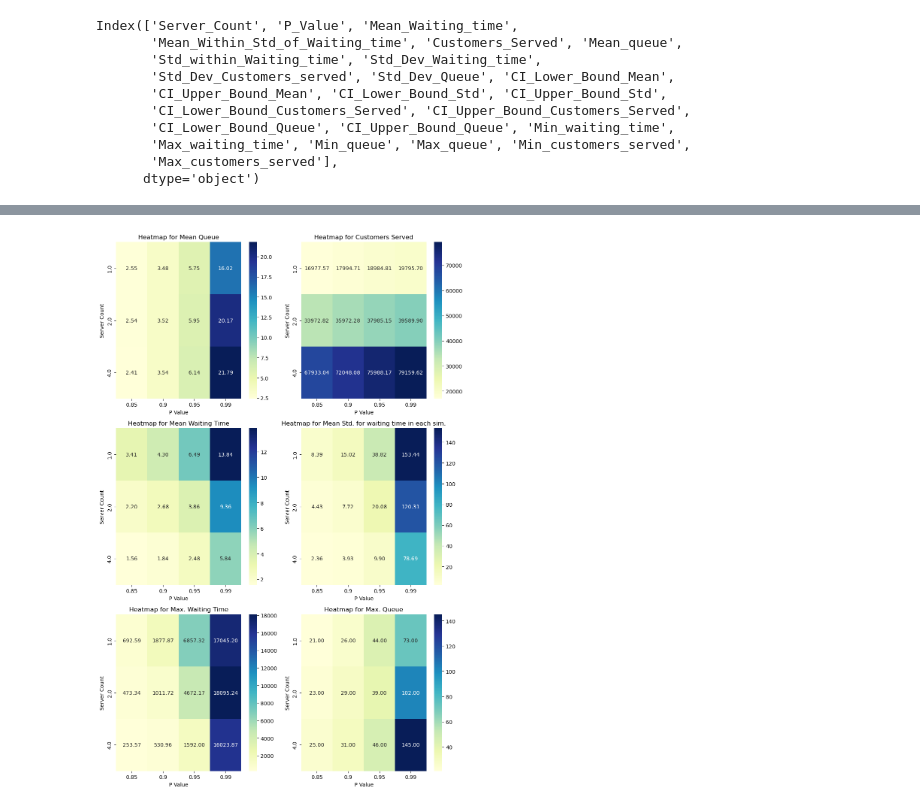
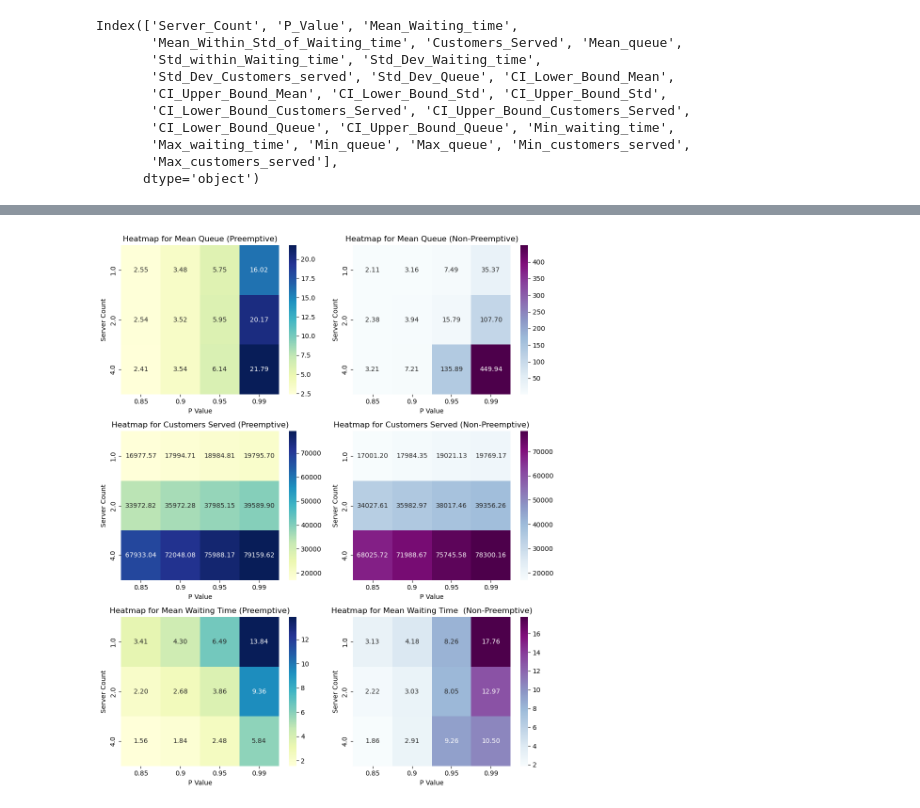
Before and after one commit to iliasoroka1/Discrete_Event_Simulation, a Jupyter notebook: Jacimovic_15278247_Malash_15179192_Soroka_2834023_Assignment_1.ipynb, the cells around one changed output, grey strips where cells are left out. Saved outputs shown, nothing was run; the diff lists cells and outputs as text; code cells hidden in the pictures.

Commit message:
Plots and test done

```diff
--- a/Jacimovic_15278247_Malash_15179192_Soroka_2834023_Assignment_1.ipynb
+++ b/Jacimovic_15278247_Malash_15179192_Soroka_2834023_Assignment_1.ipynb
@@ -209,22 +209,22 @@ def source_preemptive(env, mu, n, rho, queue, q_arr):
         time_of_handling = random.expovariate(mu)
         arrival_time = env.now
         heapq.heappush(queue, (time_of_handling, Client(arrival_time, time_of_handling)))
-        mean_queue.append(len(queue))
+        q_arr.append((env.now, len(queue)))
         yield env.timeout(random.expovariate(mu*n*rho))
 
 def do_work_preemptive(env, client, servers, time_to_finish, total_waiting_time, queue):
     with servers.request() as req:
         yield req
         #It should be the last time someone is processed
-        if time_to_finish <= 0.01:
+        if time_to_finish <= 0.1:
             yield env.timeout(time_to_finish)
             #Record total waiting time
-            total_waiting_time.append(env.now - client.time_of_arrival)
+            total_waiting_time.append((env.now, env.now - client.time_of_arrival))
         else:
             #Here I resend someone to the queue and sice it is heap queue if he has the least waiting time he will be processed next or someone with less waiting time
-            yield env.timeout(0.01)
+            yield env.timeout(0.1)
             arrival_time = client.time_of_arrival
-            time_of_handling = client.time_of_handling - 0.01
+            time_of_handling = client.time_of_handling - 0.1
             heapq.heappush(queue, (time_of_handling, Client(arrival_time, time_of_handling)))
 
 def customer_initialise_preemptive(env, servers, queue, total_waiting_time, q_arr):
@@ -232,8 +232,10 @@ def customer_initialise_preemptive(env, servers, queue, total_waiting_time, q_ar
         if queue and servers.count < servers.capacity:
             time_to_finish, client = heapq.heappop(queue)
             env.process(do_work_preemptive(env, client, servers, time_to_finish, total_waiting_time, queue))
+            q_arr.append((env.now, len(queue)))
+            yield env.timeout(0.002)
         else:
-            yield env.timeout(0.005)
+            yield env.timeout(0.01)
 
 
 
@@ -252,7 +254,6 @@ q_arr = []
 env.process(source_preemptive(env, mu, n, rho, priority_queue, q_arr))
 env.process(customer_initialise_preemptive(env, servers, priority_queue, total_waiting_time, q_arr))
 env.run(until=sim_time)
-print(f"Que length mean: {q_arr}")
+print(f"Que length mean: {len(q_arr)}")
 print(f"Total customers served: {len(total_waiting_time)}")
-print(f"Average waiting time: {sum(total_waiting_time) / len(total_waiting_time)}")
 # %% [output]
@@ -730,24 +809,26 @@ Index(['Server_Count', 'P_Value', 'Mean_Waiting_time',
 # %%
 import matplotlib.pyplot as plt
 import seaborn as sns
 
-def plot_heatmap(df, col_name, ax, rn):
+def plot_heatmap(df, col_name, ax, rn, col):
     heatmap_data = df.pivot_table(index='Server_Count', columns='P_Value', values=col_name, aggfunc=np.mean)
-    sns.heatmap(heatmap_data, annot=True, cmap="YlGnBu", fmt=".2f", ax=ax)
+    sns.heatmap(heatmap_data, annot=True, cmap=col, fmt=".2f", ax=ax)
     ax.set_xlabel("P Value")
     ax.set_ylabel("Server Count")
     ax.set_title(f"Heatmap for {rn}")
 
-fig, axs = plt.subplots(3, 2, figsize=(10, 15))
+fig, axs = plt.subplots(3, 2, figsize=(10, 12))
 
-of_int = ["Mean_queue", "Customers_Served", "Mean_Waiting_time", "Mean_Within_Std_of_Waiting_time", "Max_waiting_time", "Max_queue"]
-of_int_norm = ["Mean Queue", "Customers Served", "Mean Waiting Time", "Mean Std. for waiting time in each sim.", "Max. Waiting Time", "Max. Queue"]
+of_int = ["Mean_queue","Mean_queue", "Customers_Served",  "Customers_Served",  "Mean_Waiting_time", "Mean_Waiting_time",]
+of_int_norm = ["Mean Queue (Preemptive)", "Mean Queue (Non-Preemptive)", "Customers Served (Preemptive)", "Customers Served (Non-Preemptive)", "Mean Waiting Time (Preemptive)", "Mean Waiting Time  (Non-Preemptive)"]
 
 for i, col_name in enumerate(of_int):
-    ax = axs[i//2, i%2]  # Determine the row and column index
-    plot_heatmap(waiting_time_general_stat, col_name, ax,of_int_norm[i])
-
+    ax = axs[i//2, i%2]
+    if i % 2 == 0:
+        plot_heatmap(waiting_time_general_stat, col_name, ax,of_int_norm[i], "YlGnBu")
+    else:
+        plot_heatmap(waiting_time_general_stat_non_pre, col_name, ax,of_int_norm[i], "BuPu")
 plt.tight_layout()
 plt.show()
 # %% [output]
-[figure, old version]
+[figure, new version]
```
Also changed, not shown: parts of 13 cells of this notebook, 6 other files.
